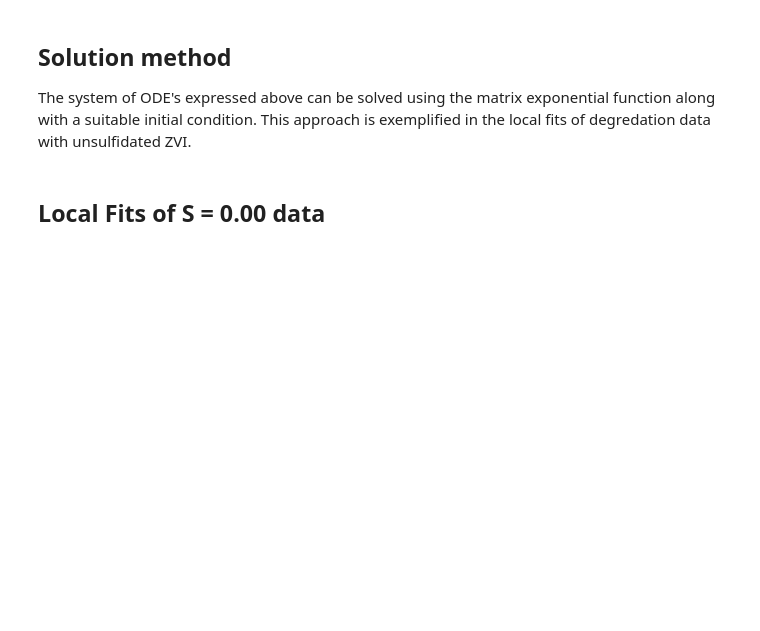
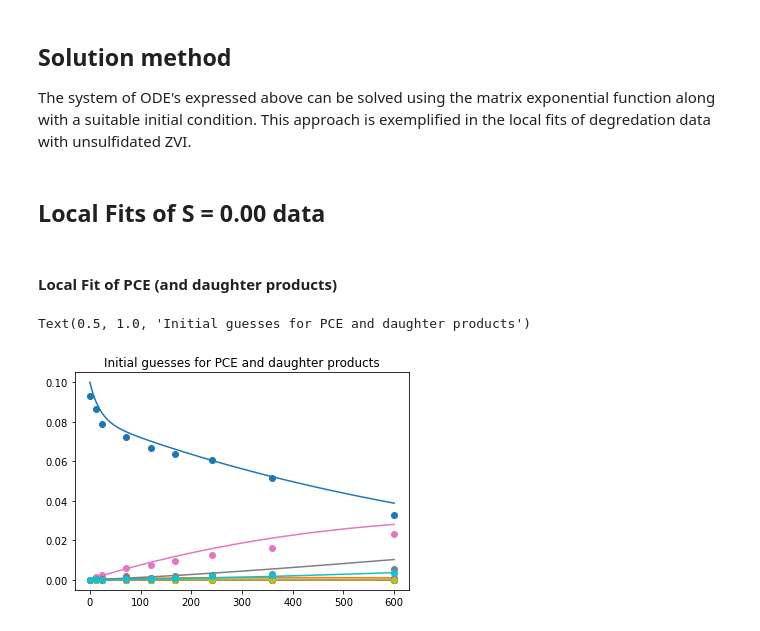
Before and after one commit to jbandstra-MNL/Global-Fitting, a Jupyter notebook: Reductive dechlorination of chlorinated ethenes_S_0_00.ipynb, the cells around one changed output. Saved outputs shown, nothing was run; the diff lists cells and outputs as text; code cells hidden in the pictures; blank space fills up the shorter version.

Commit message:
Completed local fits

```diff
--- a/Reductive dechlorination of chlorinated ethenes_S_0_00.ipynb
+++ b/Reductive dechlorination of chlorinated ethenes_S_0_00.ipynb
@@ -129,0 +213,2 @@ The system of ODE's expressed above can be solved using the matrix exponential f
+# %% [markdown]
+#### Local Fit of PCE (and daughter products)
@@ -129,0 +273,49 @@ The system of ODE's expressed above can be solved using the matrix exponential f
+# %%
+# Initial Guesses
+karr = [0.000154913,
+0.001351431,
+1.66E-22,
+1.25E-05,
+0.000169865,
+0.006572788,
+0.004576002,
+0.030211386,
+0.010104698,
+0.01538538,
+0.005465666,
+0,
+0.070925877,
+0.00031306,
+2.148707611,
+280.4961721,
+0.325455601,
+1652.376696,
+7.21E-09,
+8.92E-09,
+6342.834443,
+0.047280383,
+0.000666284,
+0.009,
+0.041665372
+]
+C0 = np.zeros(1)
+C0[0] = 0.1
+
+
+
+tdata = dict_mZVIbm['PCE']['mZVIbm_PCE_Time_hr']
+lst1 =  dict_mZVIbm[sheet_names[0]].columns.values
+lst2 = [s.endswith('mM') for s in dict_mZVIbm[sheet_names[0]].columns.values]
+
+tarr = np.linspace(tdata.iloc[0],tdata.iloc[-1],101)
+C = PCE(np.hstack((karr, C0)), tarr)
+
+prop_cycle = plt.rcParams['axes.prop_cycle']
+colors = prop_cycle.by_key()['color']
+for i, (name, conc) in enumerate(zip(np.delete(lst1[lst2],2), C)):
+    plt.plot(tdata, dict_mZVIbm['PCE'][name], 'o', color=colors[i])
+    plt.plot(tarr, conc, color=colors[i])
+plt.title('Initial guesses for PCE and daughter products')
+# %% [output]
+Text(0.5, 1.0, 'Initial guesses for PCE and daughter products')
+[figure, added]
```
Also changed, not shown: parts of 43 cells of this notebook.
